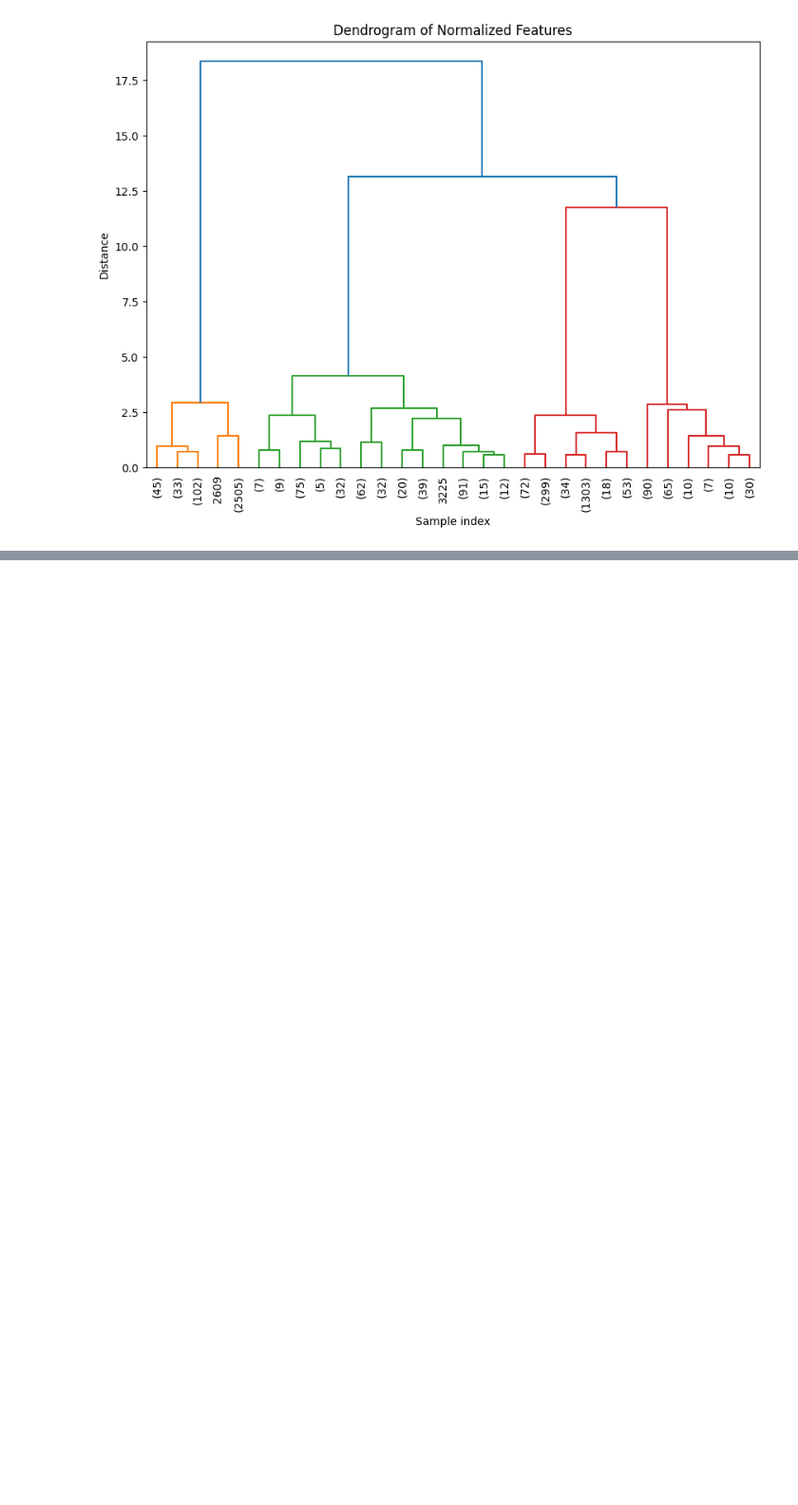
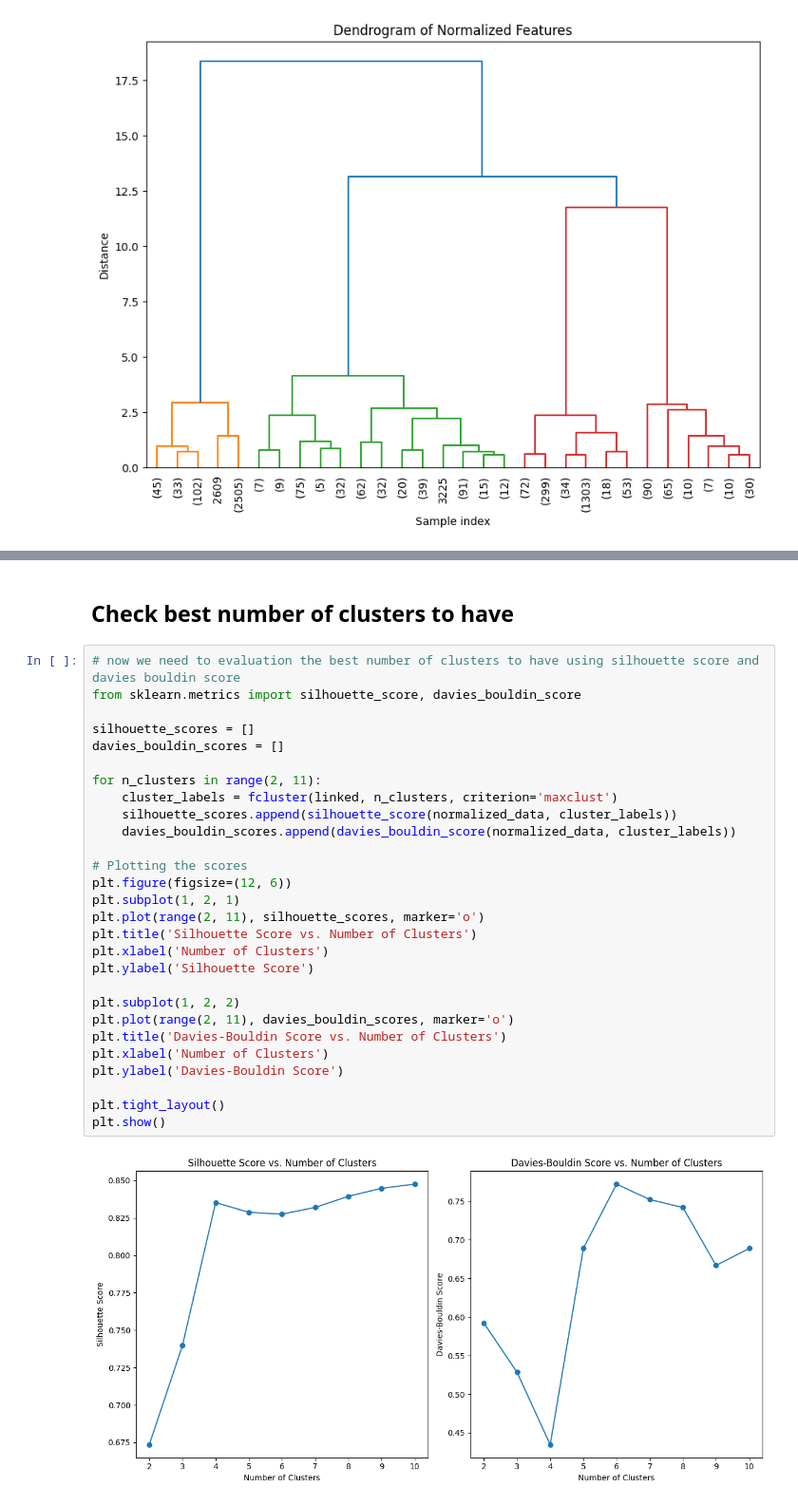
Before and after one commit to E-Savage/Cowrie-Behavioral-Analyasis, a Jupyter notebook: honeypot_entropy_analysis.ipynb, the cells around one changed output, grey strips where cells are left out. Shown: that part at 95% size. Saved outputs shown, nothing was run; the diff lists cells and outputs as text; blank space fills up the shorter version.

```diff
--- a/honeypot_entropy_analysis.ipynb
+++ b/honeypot_entropy_analysis.ipynb
@@ -98,0 +157,32 @@ plt.show()
+# %% [markdown]
+## Check best number of clusters to have
+# %%
+# now we need to evaluation the best number of clusters to have using silhouette score and davies bouldin score
+from sklearn.metrics import silhouette_score, davies_bouldin_score
+
+silhouette_scores = []
+davies_bouldin_scores = []
+
+for n_clusters in range(2, 11):
+    cluster_labels = fcluster(linked, n_clusters, criterion='maxclust')
+    silhouette_scores.append(silhouette_score(normalized_data, cluster_labels))
+    davies_bouldin_scores.append(davies_bouldin_score(normalized_data, cluster_labels))
+
+# Plotting the scores
+plt.figure(figsize=(12, 6))
+plt.subplot(1, 2, 1)
+plt.plot(range(2, 11), silhouette_scores, marker='o')
+plt.title('Silhouette Score vs. Number of Clusters')
+plt.xlabel('Number of Clusters')
+plt.ylabel('Silhouette Score')
+
+plt.subplot(1, 2, 2)
+plt.plot(range(2, 11), davies_bouldin_scores, marker='o')
+plt.title('Davies-Bouldin Score vs. Number of Clusters')
+plt.xlabel('Number of Clusters')
+plt.ylabel('Davies-Bouldin Score')
+
+plt.tight_layout()
+plt.show()
+# %% [output]
+[figure, added]
```
Also changed, not shown: parts of 4 cells of this notebook, 2 other files.
